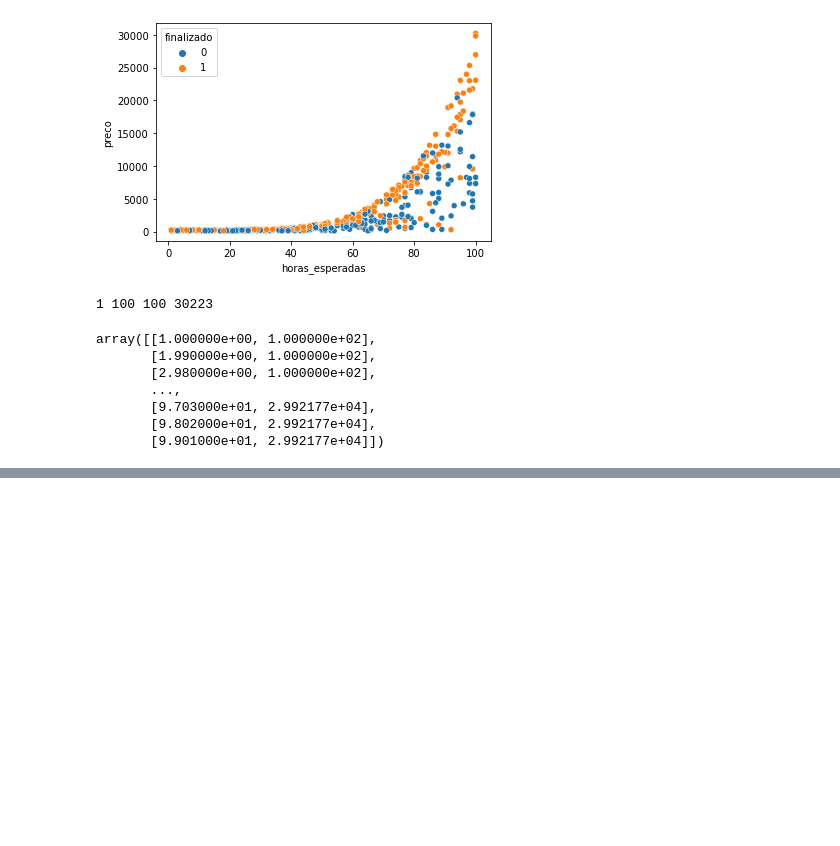
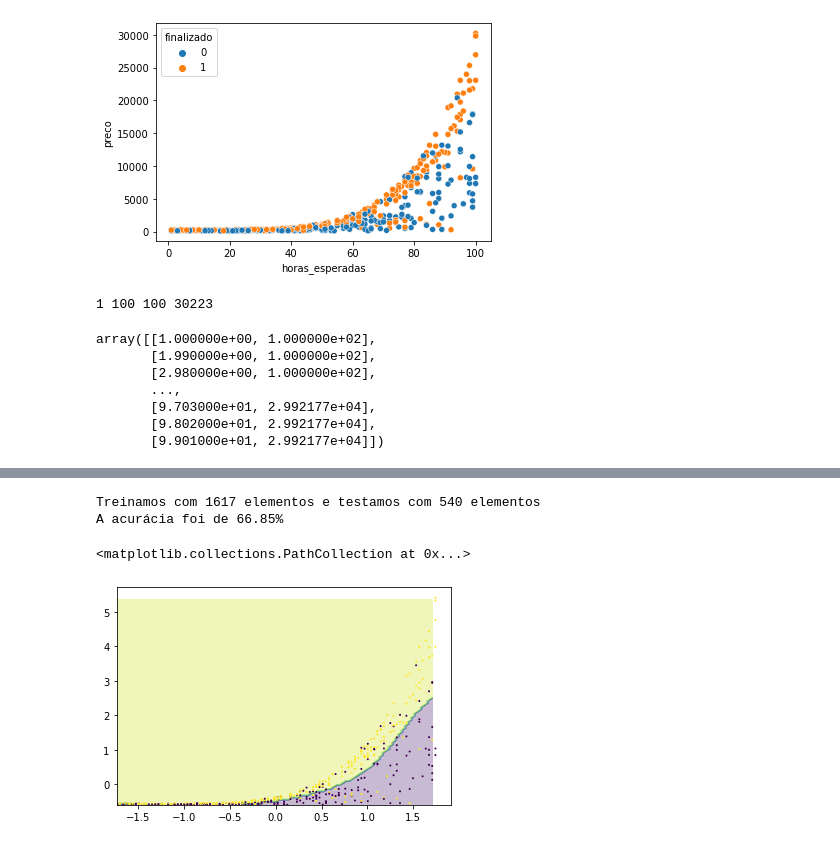
Before and after one commit to raphapfeifer/machine-learning-basics, a Jupyter notebook: Intordução a Machine Learning - 3.ipynb, the cells around one changed output, grey strips where cells are left out. Cells and saved outputs as stored; diff of their text form; code cells hidden in the pictures; blank space fills up the shorter version.

```diff
--- a/Intordução a Machine Learning - 3.ipynb
+++ b/Intordução a Machine Learning - 3.ipynb
@@ -151,0 +198,57 @@ plt.scatter(teste_x.horas_esperadas, teste_x.preco, c=teste_y, s=1)
+# %%
+from sklearn.preprocessing import StandardScaler
+from sklearn.model_selection import train_test_split
+from sklearn.svm import SVC
+from sklearn.metrics import accuracy_score
+
+SEED = 5
+np.random.seed(SEED)
+
+raw_treino_x, raw_teste_x, treino_y, teste_y = train_test_split(x, y,test_size = 0.25,
+                                                       stratify = y)
+print("Treinamos com %d elementos e testamos com %d elementos" % (len(treino_x), len(teste_x)))
+
+scaler = StandardScaler()
+scaler.fit(raw_treino_x)
+treino_x = scaler.transform(raw_treino_x)
+teste_x = scaler.transform(raw_teste_x)
+
+
+modelo = SVC()
+modelo.fit(treino_x, treino_y)
+previsoes = modelo.predict(teste_x)
+
+taxa_de_acerto = accuracy_score(teste_y, previsoes) * 100
+print("A acurácia foi de %.2f%%" % taxa_de_acerto)
+# %% [output]
+Treinamos com 1617 elementos e testamos com 540 elementos
+A acurácia foi de 66.85%
+# %%
+# pegar a primeiro coluna e todas linhas do array numpy
+data_x = teste_x[:,0]
+# pegar a segunda coluna e todas linhas do array numpy
+data_y = teste_x[:,1]
+
+x_min = data_x.min()
+x_max = data_x.max()
+y_min = data_y.min()
+y_max = data_y.max()
+
+
+pixels = 100
+eixo_x = np.arange(x_min, x_max, (x_max - x_min) / pixels)
+eixo_y = np.arange(y_min, y_max, (y_max - y_min) / pixels)
+
+xx, yy = np.meshgrid(eixo_x, eixo_y)
+pontos = np.c_[xx.ravel(), yy.ravel()]
+
+Z = modelo.predict(pontos)
+Z = Z.reshape(xx.shape)
+
+import matplotlib.pyplot as plt
+
+plt.contourf(xx, yy, Z, alpha=0.3)
+plt.scatter(data_x, data_y, c=teste_y, s=1)
+# %% [output]
+<matplotlib.collections.PathCollection at 0x...>
+[figure, added]
```
Also changed, not shown: parts of 5 cells of this notebook.
